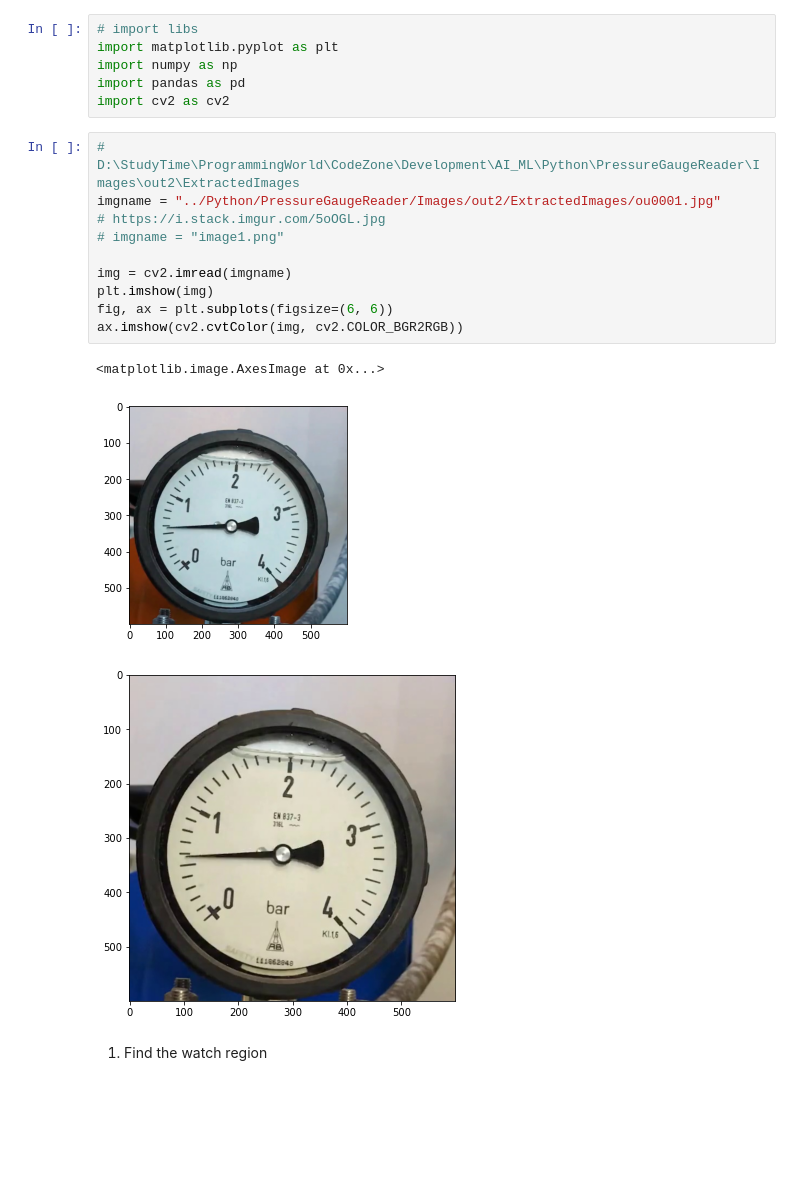
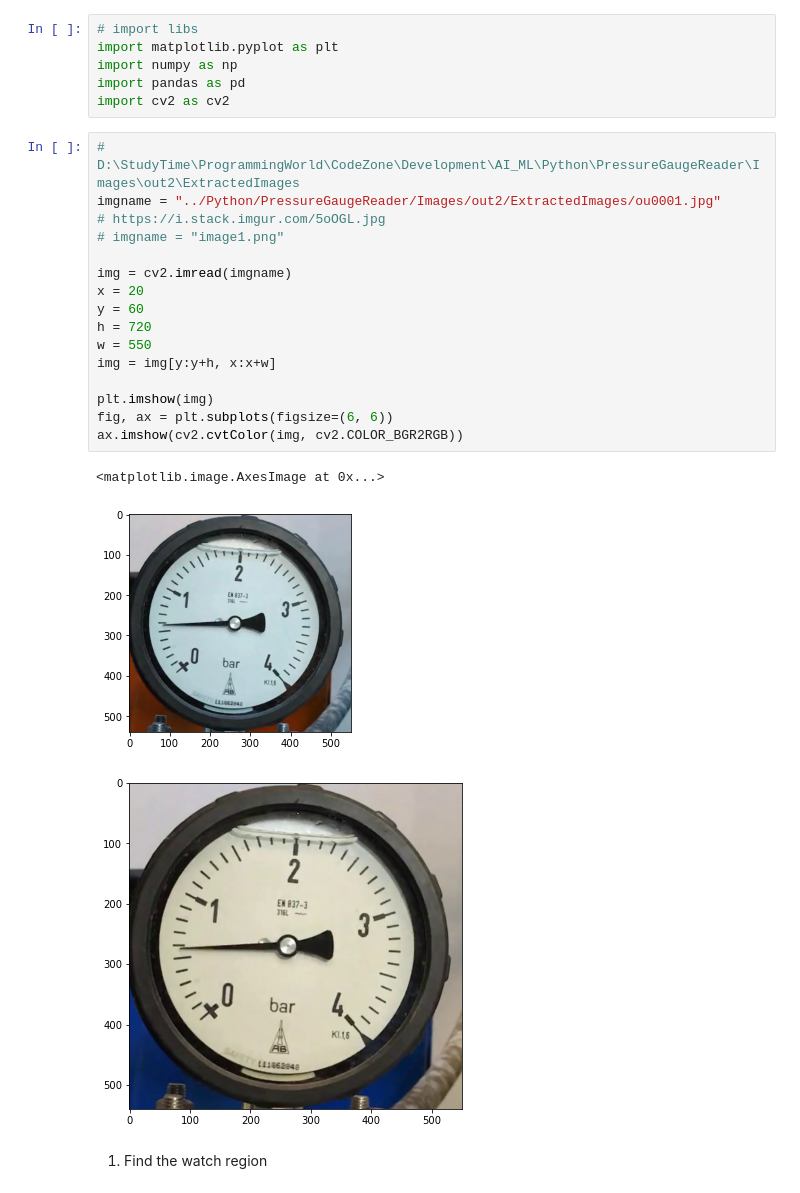
Before and after one commit to kunalvaibhav/Artifacts, a Jupyter notebook: Gauge/Gauge_preprocessing.ipynb, the cells around one changed output. Drawn from its saved outputs; the diff is of its cells as text; blank space fills up the shorter version.

```diff
--- a/Gauge/Gauge_preprocessing.ipynb
+++ b/Gauge/Gauge_preprocessing.ipynb
@@ -9,17 +9,23 @@ import cv2 as cv2
 # %%
 # D:\StudyTime\ProgrammingWorld\CodeZone\Development\AI_ML\Python\PressureGaugeReader\Images\out2\ExtractedImages
 imgname = "../Python/PressureGaugeReader/Images/out2/ExtractedImages/ou0001.jpg"
 # https://i.stack.imgur.com/5oOGL.jpg
 # imgname = "image1.png"
 
 img = cv2.imread(imgname)
+x = 20
+y = 60
+h = 720
+w = 550
+img = img[y:y+h, x:x+w]
+
 plt.imshow(img)
 fig, ax = plt.subplots(figsize=(6, 6))
 ax.imshow(cv2.cvtColor(img, cv2.COLOR_BGR2RGB))
 # %% [output]
 <matplotlib.image.AxesImage at 0x...>
-[figure, old version]
+[figure, new version]
-[figure, old version]
+[figure, new version]
 # %% [markdown]
 1. Find the watch region
 # %%
```
Also changed, not shown: parts of 3 cells of this notebook, 1 other file.
